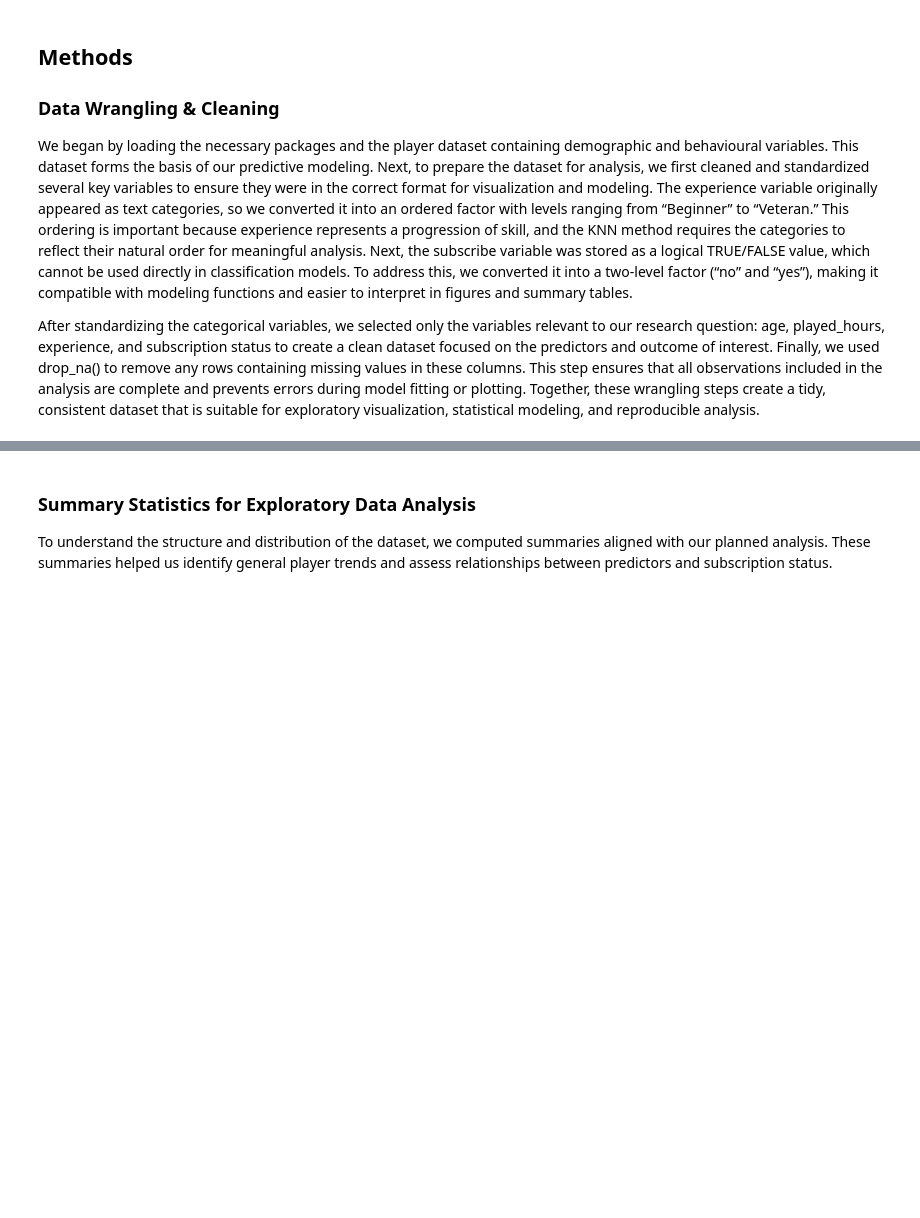
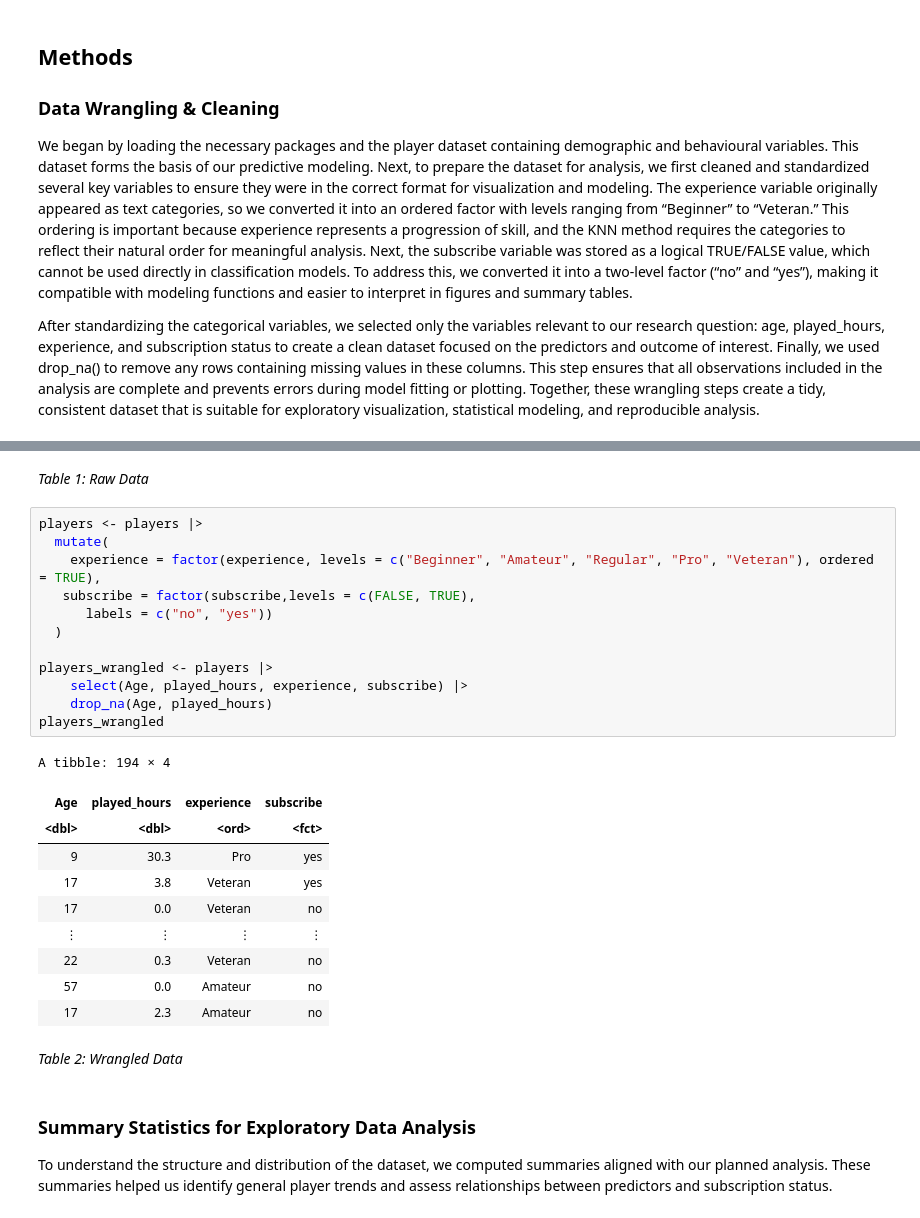
Before and after one commit to uugeneb/DSCI100-Project, a Jupyter notebook: DSCI_GROUP_PROJECT.ipynb, the cells around one changed output, grey strips where cells are left out. Saved outputs shown, nothing was run; the diff lists cells and outputs as text; blank space fills up the shorter version.

Commit message:
Added table names and edited column name - age to Age

```diff
--- a/DSCI_GROUP_PROJECT.ipynb
+++ b/DSCI_GROUP_PROJECT.ipynb
@@ -84,3 +62,30 @@ A tibble: 194 × 4
+# %% [markdown]
+*Table 1: Raw Data*
+# %%
+players <- players |>
+  mutate(
+    experience = factor(experience, levels = c("Beginner", "Amateur", "Regular", "Pro", "Veteran"), ordered = TRUE),
+   subscribe = factor(subscribe,levels = c(FALSE, TRUE),
+      labels = c("no", "yes"))
+  )
+
+players_wrangled <- players |>
+    select(Age, played_hours, experience, subscribe) |>
+    drop_na(Age, played_hours)
+players_wrangled
+# %% [output]
+A tibble: 194 × 4
+| Age | played_hours | experience | subscribe |
+| <dbl> | <dbl> | <ord> | <fct> |
+| 9 | 30.3 | Pro | yes |
+| 17 | 3.8 | Veteran | yes |
+| 17 | 0.0 | Veteran | no |
+| ⋮ | ⋮ | ⋮ | ⋮ |
+| 22 | 0.3 | Veteran | no |
+| 57 | 0.0 | Amateur | no |
+| 17 | 2.3 | Amateur | no |
+# %% [markdown]
+*Table 2: Wrangled Data*
 # %% [markdown]
 ### Summary Statistics for Exploratory Data Analysis
 
```
Also changed, not shown: parts of 17 cells of this notebook.
